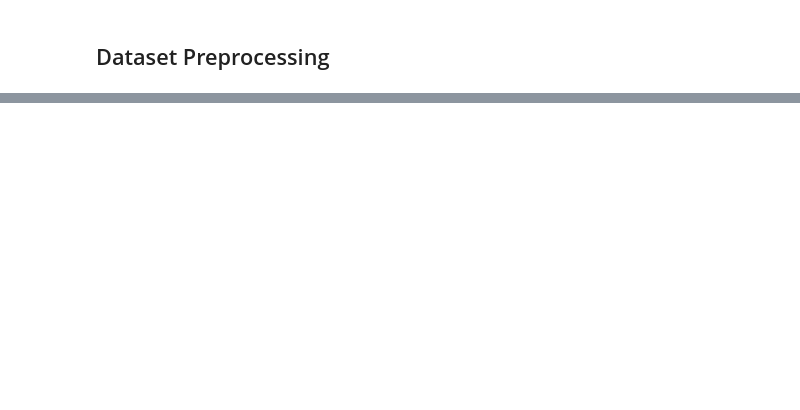
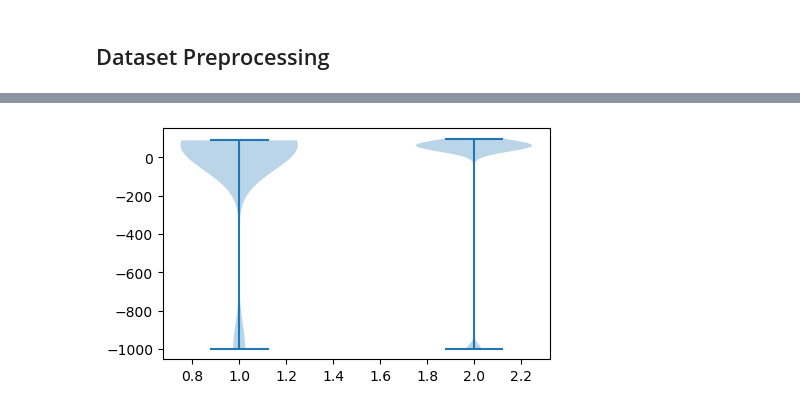
Before and after one commit to veronicafigueroa/NFL-Injury-Risk-Analysis, a Jupyter notebook: src/EDA.ipynb, the cells around one changed output, grey strips where cells are left out. Saved outputs shown, nothing was run; the diff lists cells and outputs as text; code cells hidden in the pictures; blank space fills up the shorter version.

```diff
--- a/src/EDA.ipynb
+++ b/src/EDA.ipynb
@@ -11,0 +14,10 @@ FileNotFoundError: [Errno 2] No such file or directory: 'data/InjuryRecord.csv'
+# %%
+# injuries_df.head
+# plays_df.head
+
+injury_plays = plays_df.copy()
+injury_plays['InjuryStatus'] = [key in list(injuries_df['PlayKey']) for key in injury_plays['PlayKey']]
+
+print(injury_plays.head)
+
+injury_plays.to_csv('Injury_Plays.csv', index=False)
@@ -11,0 +100,10 @@ FileNotFoundError: [Errno 2] No such file or directory: 'data/InjuryRecord.csv'
+# %%
+dataset = [injury_plays[injury_plays['InjuryStatus']==True]['Temperature'].values,
+           injury_plays[injury_plays['InjuryStatus']==False]['Temperature'].values]
+
+plt.figure(figsize=(5,3))
+
+plt.violinplot(dataset=dataset)
+plt.show()
+# %% [output]
+[figure, added]
```
Also changed, not shown: parts of 7 cells of this notebook.
